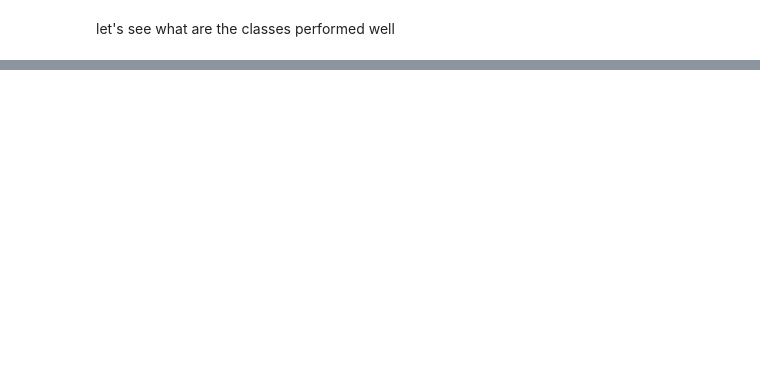
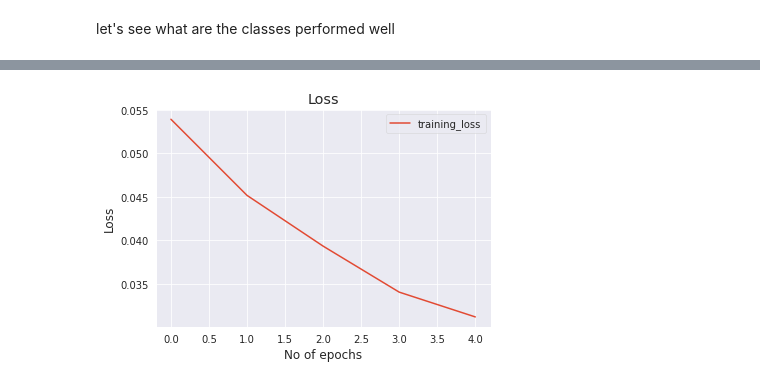
Before and after one commit to jay-thakur/CIFER-10-Exploration, a Jupyter notebook: CIFER_10_Exploration.ipynb, the cells around one changed output, grey strips where cells are left out. Drawn from its saved outputs; the diff is of its cells as text; code cells hidden in the pictures; blank space fills up the shorter version.

```diff
--- a/CIFER_10_Exploration.ipynb
+++ b/CIFER_10_Exploration.ipynb
@@ -474,0 +575,19 @@ def accuracy_of_classes(net, dataloader):
+# %%
+# SGD optimizer & Cross_Entropy_Loss
+net = "Net3CL" # Net2CL - 2 conv layer net, Net3CL - 3 conv layer net, Net4CL - 4 conv layer net
+model = choose_model(net)
+# opt = "SGD" # SGD - Stocastic, 67%
+opt = "Adam" # SGD - Stocastic, 69\
+optimizer = choose_optimiser(model, opt)
+
+lf = "CE" #CE - Cross Entropy, BCE - BCELoss, BCEwL - BCE with Logits loss, NLL - NLLLoss,
+criterion = choose_loss_function(lf)
+
+history, time_elapsed = fit(model, trainloader, optimizer, criterion)
+
+time_elapsed_list.append(time_elapsed)
+
+save_model(net, model)
+
+plot_loss_per_epoch(history)
+# %% [output]
@@ -475 +606,2 @@ def accuracy_of_classes(net, dataloader):
+[figure, added]
 # %%
```
Also changed, not shown: parts of 37 cells of this notebook.
